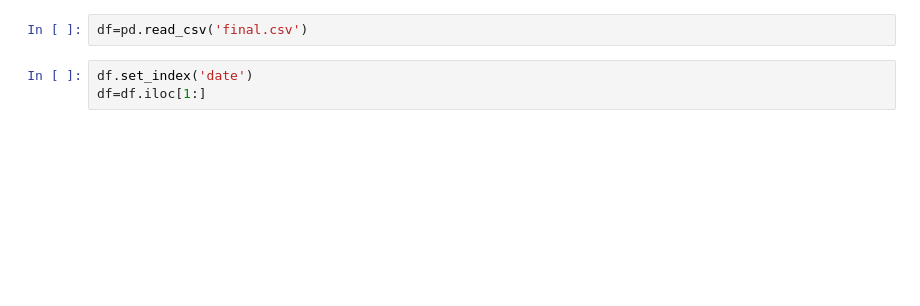
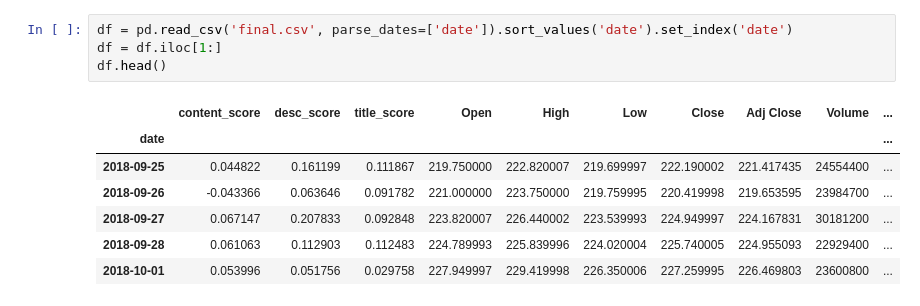
Before and after one commit to malhotravasu/algoT, a Jupyter notebook: experimental/final corr.ipynb, the cells around one changed output. Saved outputs shown, nothing was run; the diff lists cells and outputs as text; blank space fills up the shorter version.

```diff
--- a/experimental/final corr.ipynb
+++ b/experimental/final corr.ipynb
@@ -9,5 +11,12 @@ import numpy as np
 # %%
-df=pd.read_csv('final.csv')
+df = pd.read_csv('final.csv', parse_dates=['date']).sort_values('date').set_index('date')
+df = df.iloc[1:]
+df.head()
+# %% [output]
+|  | content_score | desc_score | title_score | Open | High | Low | Close | Adj Close | Volume | ... |
+| date |  |  |  |  |  |  |  |  |  | ... |
+| 2018-09-25 | 0.044822 | 0.161199 | 0.111867 | 219.750000 | 222.820007 | 219.699997 | 222.190002 | 221.417435 | 24554400 | ... |
+| 2018-09-26 | -0.043366 | 0.063646 | 0.091782 | 221.000000 | 223.750000 | 219.759995 | 220.419998 | 219.653595 | 23984700 | ... |
+| 2018-09-27 | 0.067147 | 0.207833 | 0.092848 | 223.820007 | 226.440002 | 223.539993 | 224.949997 | 224.167831 | 30181200 | ... |
+| 2018-09-28 | 0.061063 | 0.112903 | 0.112483 | 224.789993 | 225.839996 | 224.020004 | 225.740005 | 224.955093 | 22929400 | ... |
+| 2018-10-01 | 0.053996 | 0.051756 | 0.029758 | 227.949997 | 229.419998 | 226.350006 | 227.259995 | 226.469803 | 23600800 | ... |
-# %%
-df.set_index('date')
-df=df.iloc[1:]
```
Also changed, not shown: parts of 17 cells of this notebook, 21 other files.
